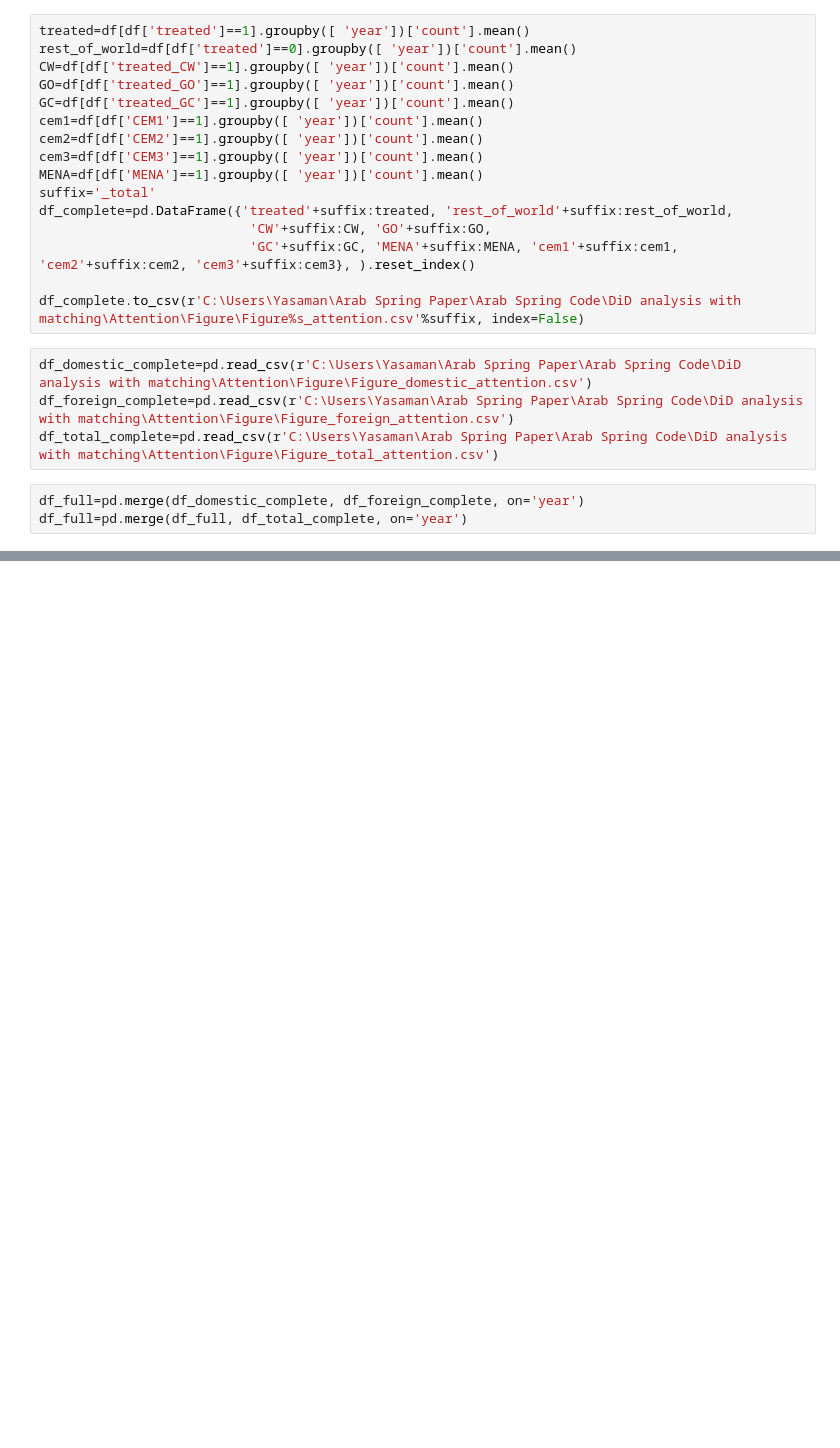
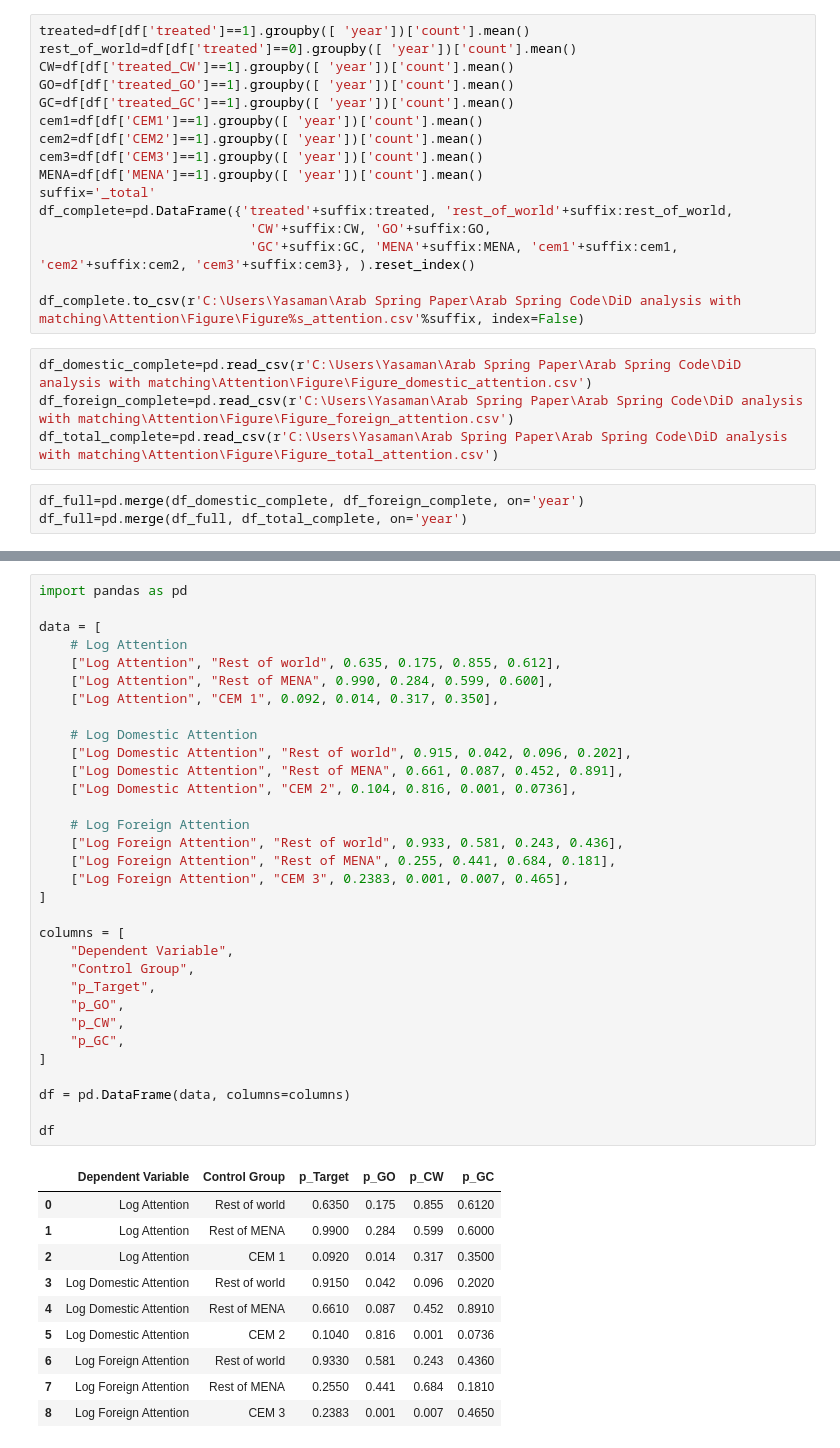
Before and after one commit to YasAsgari/Arab_spring_scholarly_attention, a Jupyter notebook: DiD analysis with matching/Attention/Figure/Another_figure.ipynb, the cells around one changed output, grey strips where cells are left out. Cells and saved outputs as stored; diff of their text form; blank space fills up the shorter version.

```diff
--- a/DiD analysis with matching/Attention/Figure/Another_figure.ipynb
+++ b/DiD analysis with matching/Attention/Figure/Another_figure.ipynb
@@ -293,0 +389,43 @@ plt.show()
+# %%
+import pandas as pd
+
+data = [
+    # Log Attention
+    ["Log Attention", "Rest of world", 0.635, 0.175, 0.855, 0.612],
+    ["Log Attention", "Rest of MENA", 0.990, 0.284, 0.599, 0.600],
+    ["Log Attention", "CEM 1", 0.092, 0.014, 0.317, 0.350],
+
+    # Log Domestic Attention
+    ["Log Domestic Attention", "Rest of world", 0.915, 0.042, 0.096, 0.202],
+    ["Log Domestic Attention", "Rest of MENA", 0.661, 0.087, 0.452, 0.891],
+    ["Log Domestic Attention", "CEM 2", 0.104, 0.816, 0.001, 0.0736],
+
+    # Log Foreign Attention
+    ["Log Foreign Attention", "Rest of world", 0.933, 0.581, 0.243, 0.436],
+    ["Log Foreign Attention", "Rest of MENA", 0.255, 0.441, 0.684, 0.181],
+    ["Log Foreign Attention", "CEM 3", 0.2383, 0.001, 0.007, 0.465],
+]
+
+columns = [
+    "Dependent Variable",
+    "Control Group",
+    "p_Target",
+    "p_GO",
+    "p_CW",
+    "p_GC",
+]
+
+df = pd.DataFrame(data, columns=columns)
+
+df
+# %% [output]
+|  | Dependent Variable | Control Group | p_Target | p_GO | p_CW | p_GC |
+| 0 | Log Attention | Rest of world | 0.6350 | 0.175 | 0.855 | 0.6120 |
+| 1 | Log Attention | Rest of MENA | 0.9900 | 0.284 | 0.599 | 0.6000 |
+| 2 | Log Attention | CEM 1 | 0.0920 | 0.014 | 0.317 | 0.3500 |
+| 3 | Log Domestic Attention | Rest of world | 0.9150 | 0.042 | 0.096 | 0.2020 |
+| 4 | Log Domestic Attention | Rest of MENA | 0.6610 | 0.087 | 0.452 | 0.8910 |
+| 5 | Log Domestic Attention | CEM 2 | 0.1040 | 0.816 | 0.001 | 0.0736 |
+| 6 | Log Foreign Attention | Rest of world | 0.9330 | 0.581 | 0.243 | 0.4360 |
+| 7 | Log Foreign Attention | Rest of MENA | 0.2550 | 0.441 | 0.684 | 0.1810 |
+| 8 | Log Foreign Attention | CEM 3 | 0.2383 | 0.001 | 0.007 | 0.4650 |
```
Also changed, not shown: parts of 8 cells of this notebook, 1 other file.
